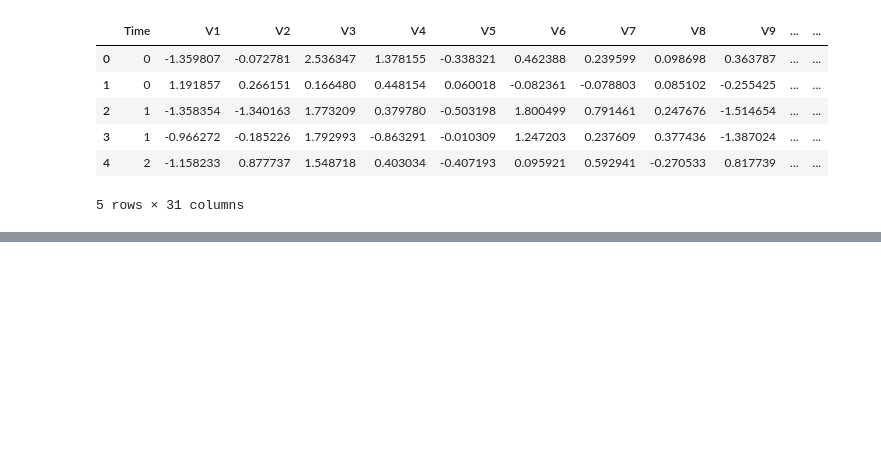
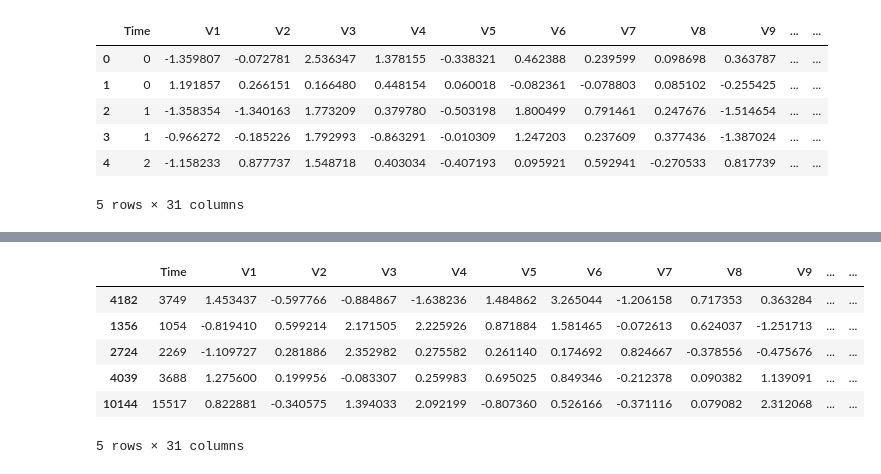
Before and after one commit to Aditi-Dobriyal/Creditcard1, a Jupyter notebook: creditcard_frauddetection.ipynb, the cells around one changed output, grey strips where cells are left out. Cells and saved outputs as stored; diff of their text form; code cells hidden in the pictures; blank space fills up the shorter version.

```diff
--- a/creditcard_frauddetection.ipynb
+++ b/creditcard_frauddetection.ipynb
@@ -60,0 +99,17 @@ fraud=data[data.Class==1]
+# %%
+# Build a sample dataset containing similar distribution of normal tansaction and fraudulent Transactions
+legit_sample=legit.sample(n=56)
+# %%
+#Concatenate two dataframes
+#axis=0 is for adding row-wise
+new_dataset=pd.concat([legit_sample, fraud], axis=0)
+# %%
+new_dataset.head()
+# %% [output]
+|  | Time | V1 | V2 | V3 | V4 | V5 | V6 | V7 | V8 | V9 | ... | ... |
+| 4182 | 3749 | 1.453437 | -0.597766 | -0.884867 | -1.638236 | 1.484862 | 3.265044 | -1.206158 | 0.717353 | 0.363284 | ... | ... |
+| 1356 | 1054 | -0.819410 | 0.599214 | 2.171505 | 2.225926 | 0.871884 | 1.581465 | -0.072613 | 0.624037 | -1.251713 | ... | ... |
+| 2724 | 2269 | -1.109727 | 0.281886 | 2.352982 | 0.275582 | 0.261140 | 0.174692 | 0.824667 | -0.378556 | -0.475676 | ... | ... |
+| 4039 | 3688 | 1.275600 | 0.199956 | -0.083307 | 0.259983 | 0.695025 | 0.849346 | -0.212378 | 0.090382 | 1.139091 | ... | ... |
+| 10144 | 15517 | 0.822881 | -0.340575 | 1.394033 | 2.092199 | -0.807360 | 0.526166 | -0.371116 | 0.079082 | 2.312068 | ... | ... |
+5 rows × 31 columns
```
Also changed, not shown: parts of 9 cells of this notebook.
